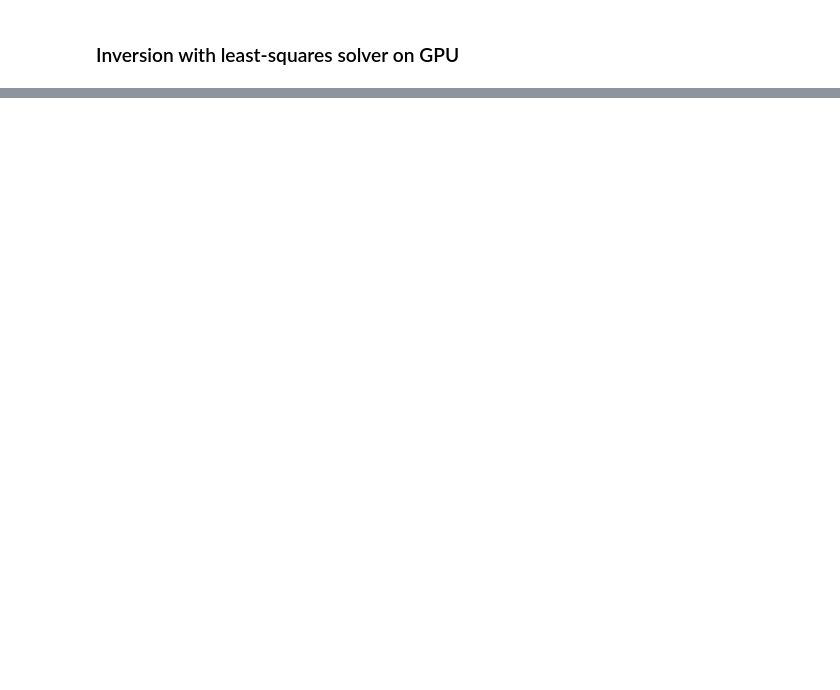
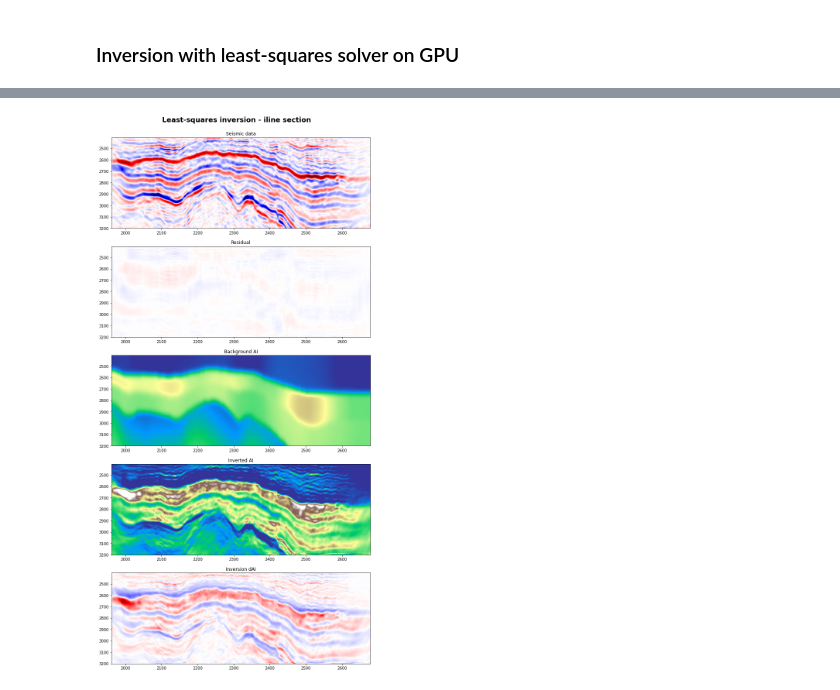
Before and after one commit to PyLops/pylops_eagehpc2021, a Jupyter notebook: SeismicInversionVolve.ipynb, the cells around one changed output, grey strips where cells are left out. Cells and saved outputs as stored; diff of their text form; code cells hidden in the pictures; blank space fills up the shorter version.

```diff
--- a/SeismicInversionVolve.ipynb
+++ b/SeismicInversionVolve.ipynb
@@ -506,0 +473,14 @@ axs[4].axis('tight');
+# %%
+# Inversion
+t0 = time.time()
+wav_amp = 1e1 # guessed as we have estimated the wavelet statistically
+minv, rinv = \
+    pylops.avo.poststack.PoststackInversion(d_cp, wav_amp*cp.asarray(wav_est), m0=m0_cp, explicit=False,
+                                            epsR=epsR_b, **dict(show=True, niter=niter_b, damp=epsI_b))
+print('Elapsed time (s):', time.time()-t0)
+
+# Swap time axis back to last dimension
+aiinterp = np.swapaxes(aiinterp, 0, -1)
+d = np.swapaxes(d, 0, -1)
+minv = np.swapaxes(np.exp(cp.asnumpy(minv)), 0, -1)
+rinv = np.swapaxes(cp.asnumpy(rinv), 0, -1)
@@ -506,0 +505,30 @@ axs[4].axis('tight');
+# %%
+# Visualize
+fig, axs = plt.subplots(5, 1, figsize=(12, 25))
+fig.suptitle('Least-squares inversion - iline section',
+             y=0.91, fontweight='bold', fontsize=18)
+axs[0].imshow(d[nil//2].T, cmap='seismic', vmin=-10, vmax=10,
+              extent=(xlines[0], xlines[-1], t[-1], t[0]))
+axs[0].set_title('Seismic data')
+axs[0].axis('tight')
+axs[1].imshow(rinv[nil//2].T, cmap='seismic', vmin=-10, vmax=10,
+              extent=(xlines[0], xlines[-1], t[-1], t[0]))
+axs[1].set_title('Residual')
+axs[1].axis('tight')
+axs[2].imshow(aiinterp[nil//2].T, cmap='terrain',
+              vmin=6000, vmax=18000,
+              extent=(xlines[0], xlines[-1], t[-1], t[0]))
+axs[2].set_title('Background AI')
+axs[2].axis('tight')
+axs[3].imshow(minv[nil//2].T, cmap='terrain',
+              vmin=6000, vmax=18000,
+              extent=(xlines[0], xlines[-1], t[-1], t[0]))
+axs[3].set_title('Inverted AI')
+axs[3].axis('tight');
+axs[4].imshow(minv[nil//2].T -  aiinterp[nil//2].T, cmap='seismic',
+              vmin=-0.7*(minv-aiinterp).max(), vmax=0.7*(minv-aiinterp).max(),
+              extent=(xlines[0], xlines[-1], t[-1], t[0]))
+axs[4].set_title('Inversion dAI')
+axs[4].axis('tight');
+# %% [output]
+[figure, added]
```
Also changed, not shown: parts of 12 cells of this notebook.
